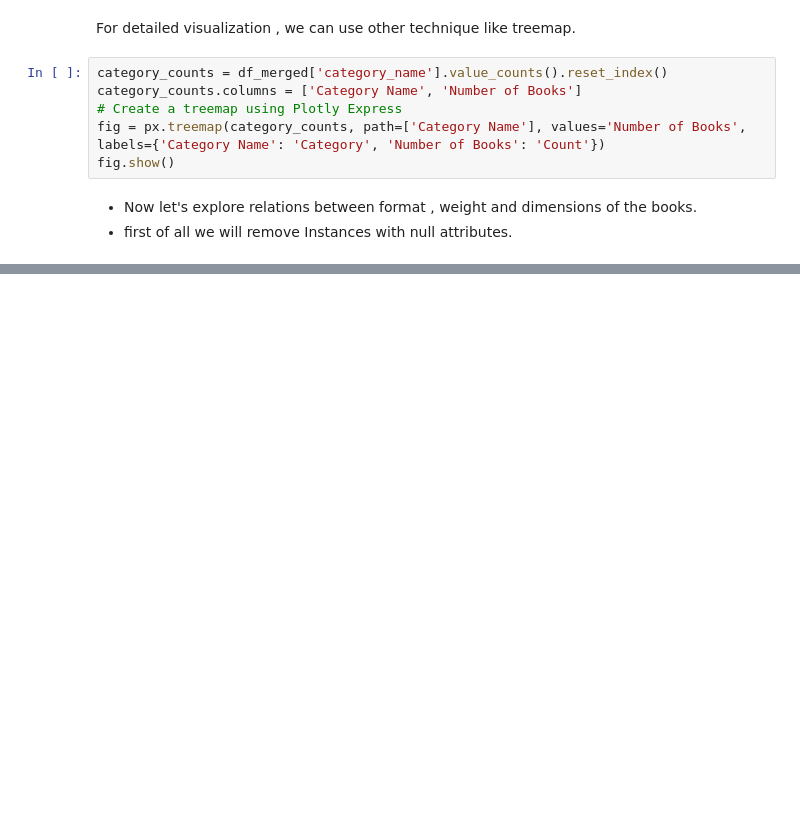
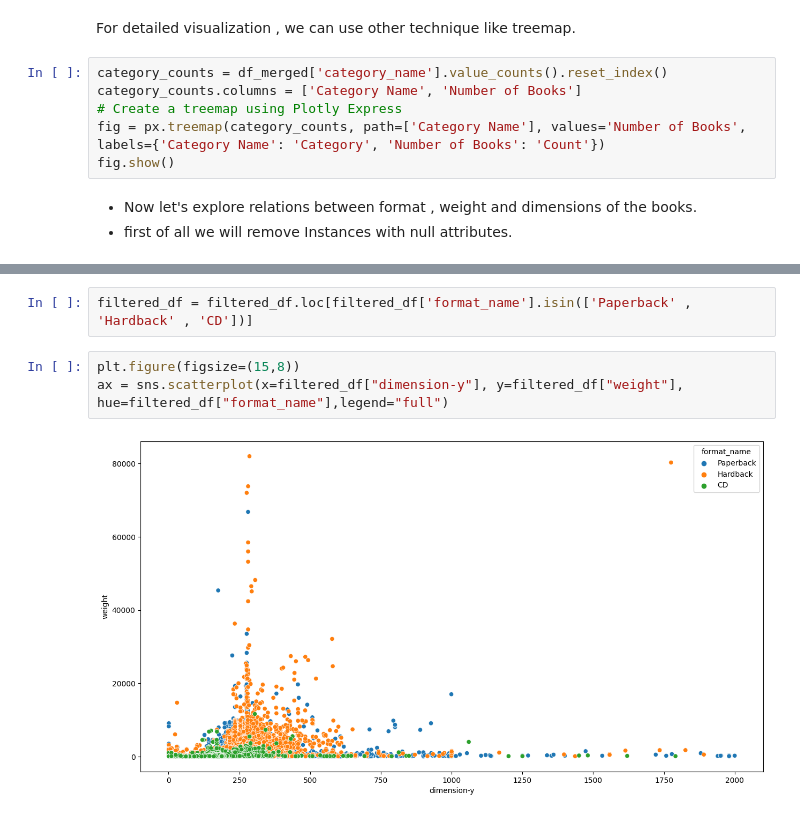
Before and after one commit to Maulik2493/IT496-T18, a Jupyter notebook: CP2/202101415_Maulik_Thakkar/202101415.ipynb, the cells around one changed output, grey strips where cells are left out. Drawn from its saved outputs; the diff is of its cells as text; blank space fills up the shorter version.

```diff
--- a/CP2/202101415_Maulik_Thakkar/202101415.ipynb
+++ b/CP2/202101415_Maulik_Thakkar/202101415.ipynb
@@ -197,0 +222,7 @@ format_cnts.plot(kind = 'pie', colors=piec_colors, autopct = '%1.2f%%')
+# %%
+filtered_df = filtered_df.loc[filtered_df['format_name'].isin(['Paperback' , 'Hardback' , 'CD'])]
+# %%
+plt.figure(figsize=(15,8))
+ax = sns.scatterplot(x=filtered_df["dimension-y"], y=filtered_df["weight"], hue=filtered_df["format_name"],legend="full")
+# %% [output]
+[figure, added]
```
Also changed, not shown: parts of 12 cells of this notebook.
